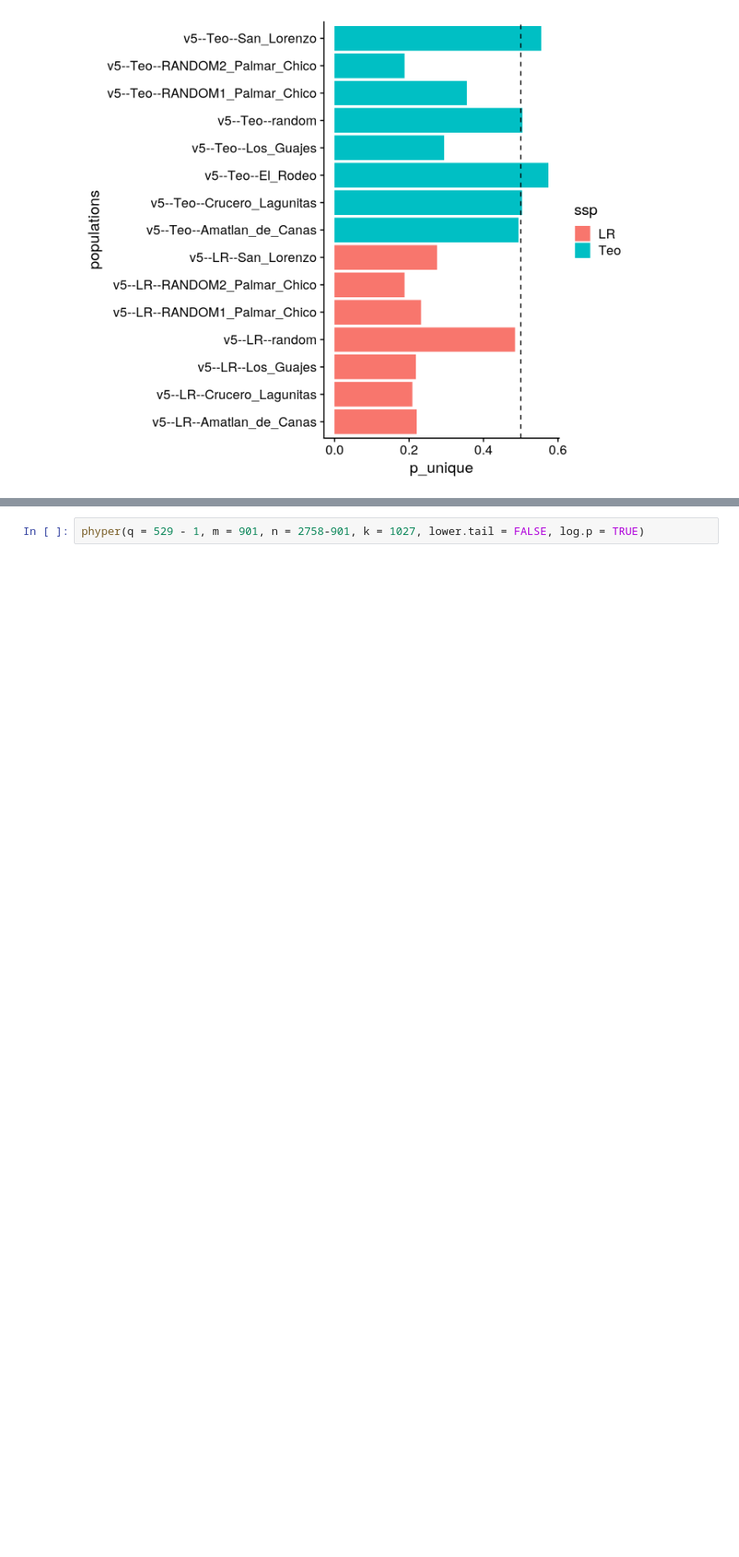
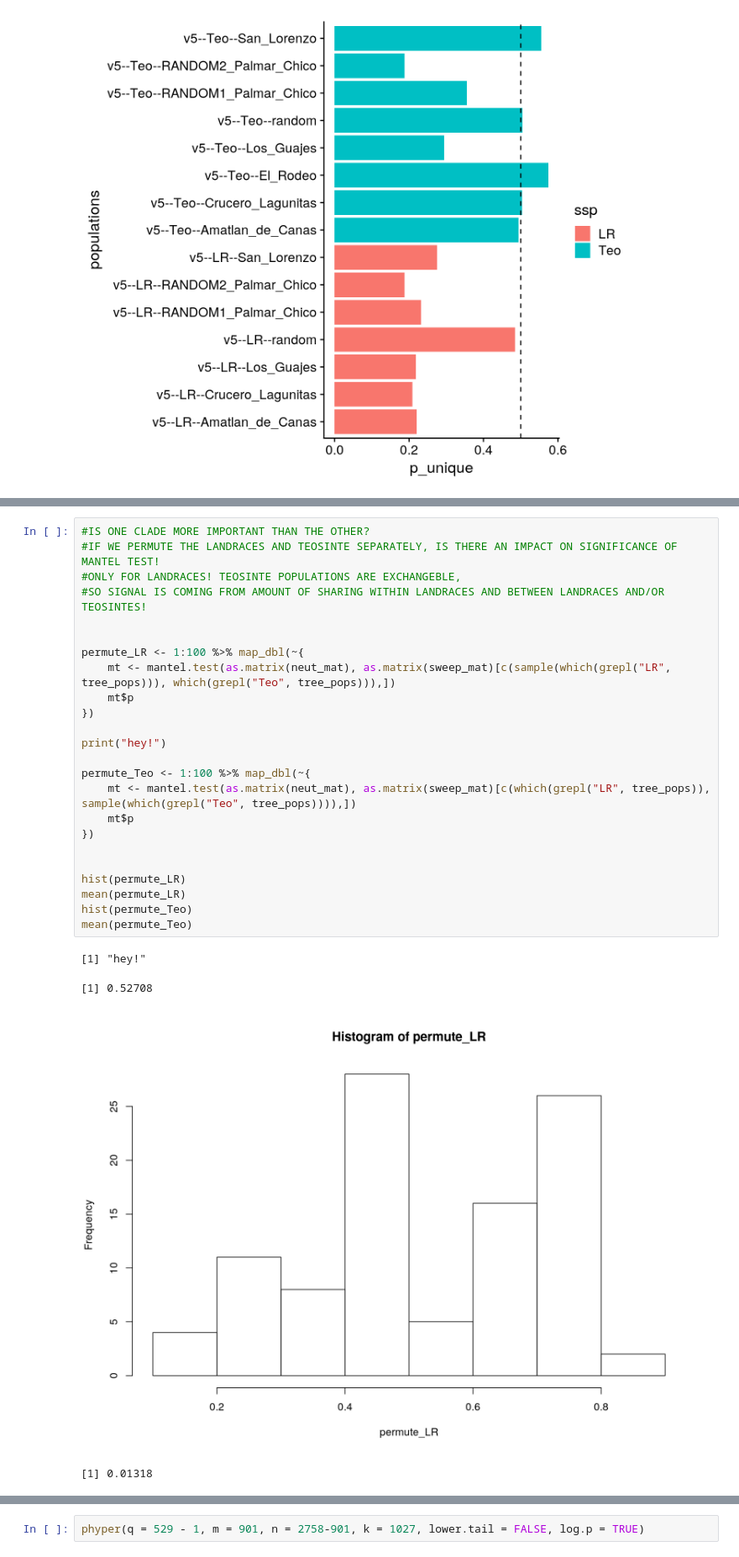
Before and after one commit to silastittes/parv_local, a Jupyter notebook: notebooks/Raisd_sharing_rdmc .ipynb, the cells around one changed output, grey strips where cells are left out. Shown at 84% size. Cells and saved outputs as stored; diff of their text form; blank space fills up the shorter version.

```diff
--- a/notebooks/Raisd_sharing_rdmc .ipynb
+++ b/notebooks/Raisd_sharing_rdmc .ipynb
@@ -478,0 +483,29 @@ sample estimates:
+# %%
+#IS ONE CLADE MORE IMPORTANT THAN THE OTHER?
+#IF WE PERMUTE THE LANDRACES AND TEOSINTE SEPARATELY, IS THERE AN IMPACT ON SIGNIFICANCE OF MANTEL TEST!
+#ONLY FOR LANDRACES! TEOSINTE POPULATIONS ARE EXCHANGEBLE,
+#SO SIGNAL IS COMING FROM AMOUNT OF SHARING WITHIN LANDRACES AND BETWEEN LANDRACES AND/OR TEOSINTES!
+
+
+permute_LR <- 1:100 %>% map_dbl(~{
+    mt <- mantel.test(as.matrix(neut_mat), as.matrix(sweep_mat)[c(sample(which(grepl("LR", tree_pops))), which(grepl("Teo", tree_pops))),])
+    mt$p
+})
+
+print("hey!")
+
+permute_Teo <- 1:100 %>% map_dbl(~{
+    mt <- mantel.test(as.matrix(neut_mat), as.matrix(sweep_mat)[c(which(grepl("LR", tree_pops)), sample(which(grepl("Teo", tree_pops)))),])
+    mt$p
+})
+
+
+hist(permute_LR)
+mean(permute_LR)
+hist(permute_Teo)
+mean(permute_Teo)
+# %% [output]
+[1] "hey!"
+[1] 0.52708
+[figure, added]
+[1] 0.01318
```
Also changed, not shown: parts of 5 cells of this notebook, 12 other files.
